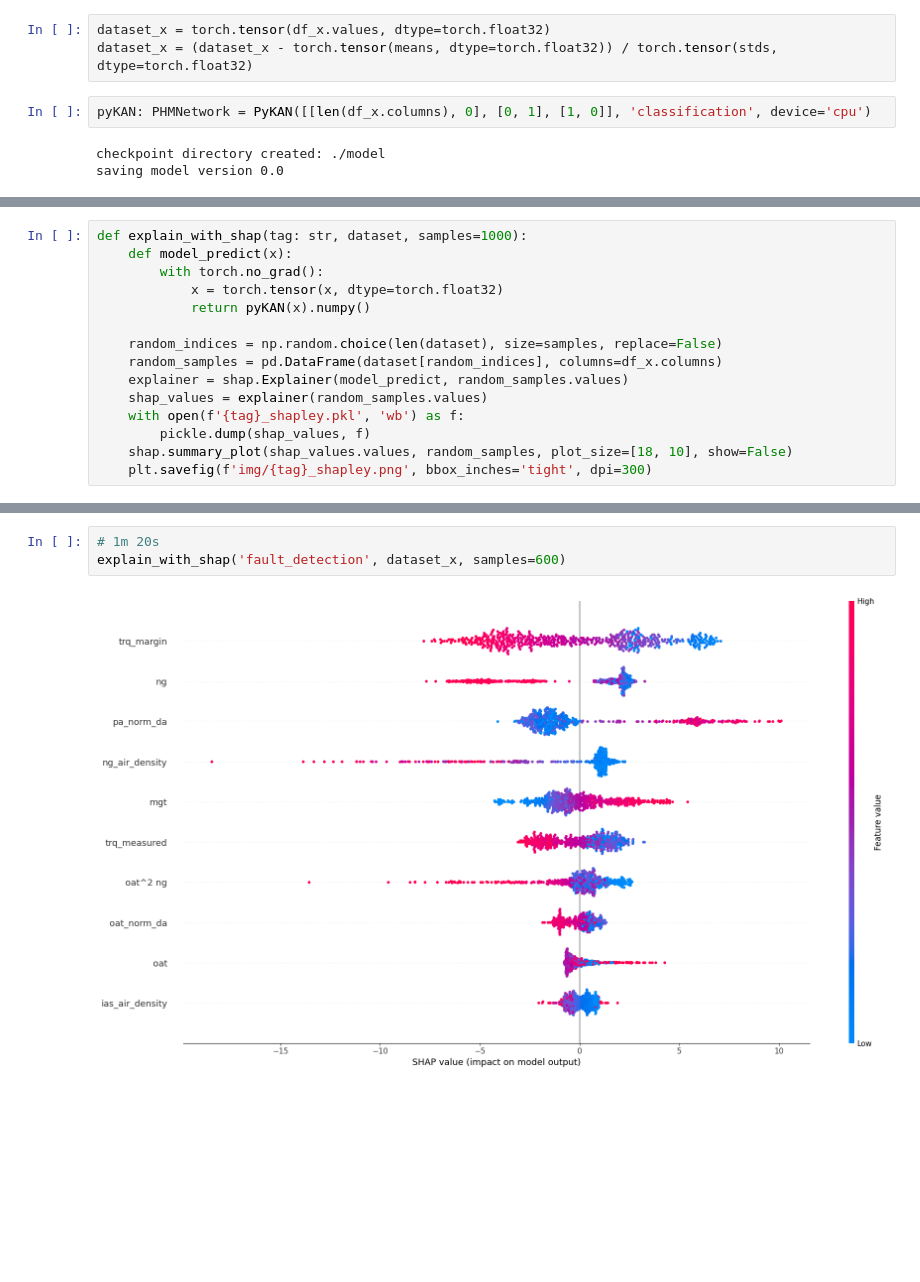
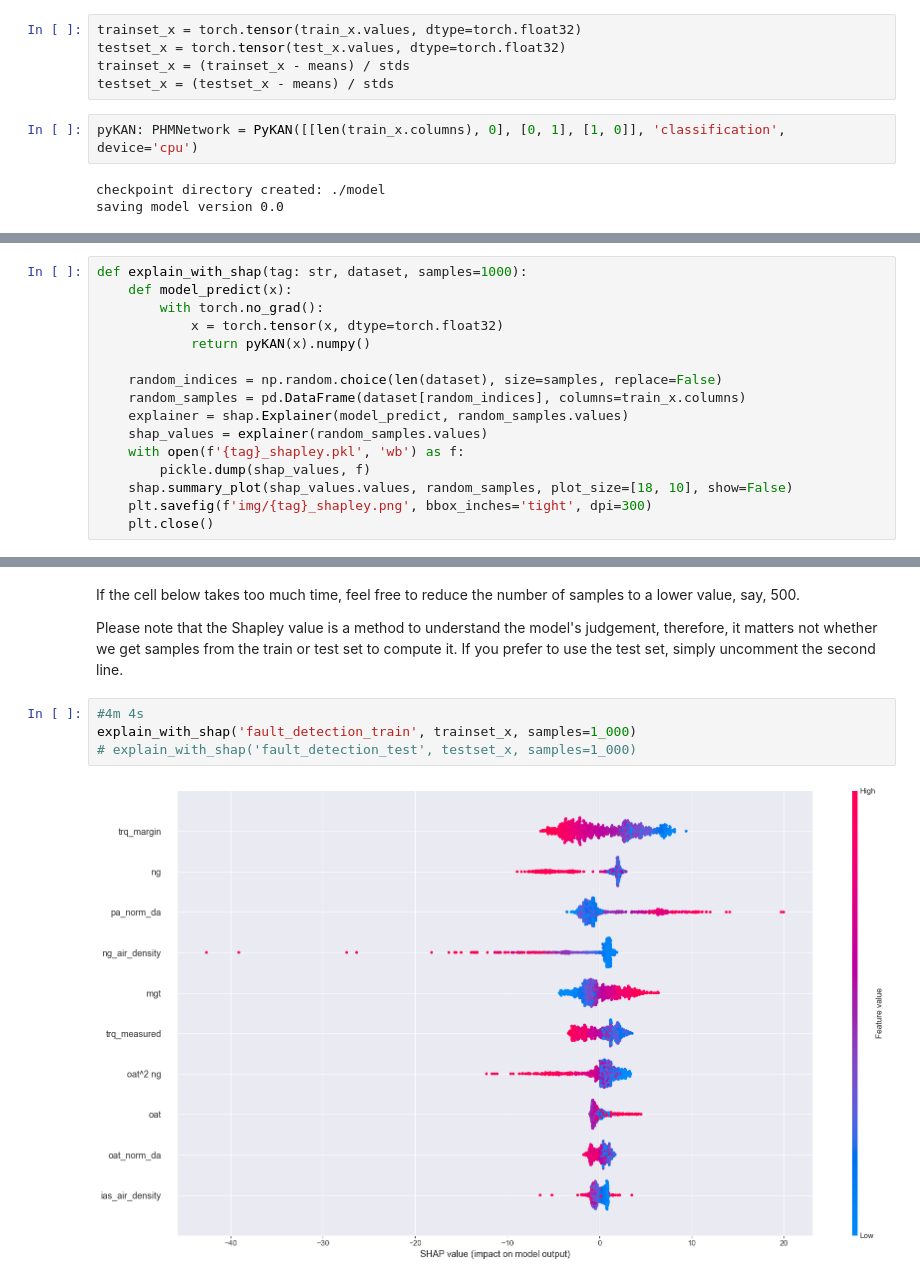
Before and after one commit to MrPio/PHM_North_America_2024_Challenge, a Jupyter notebook: 3-fault_detection/3.3-Explaining_KAN_With_Shapley_Value.ipynb, the cells around one changed output, grey strips where cells are left out. Cells and saved outputs as stored; diff of their text form; blank space fills up the shorter version.

```diff
--- a/3-fault_detection/3.3-Explaining_KAN_With_Shapley_Value.ipynb
+++ b/3-fault_detection/3.3-Explaining_KAN_With_Shapley_Value.ipynb
@@ -28,8 +27,10 @@ stds = norm[[f'{col}_std' for col in df_x.columns]].values
 # %%
-dataset_x = torch.tensor(df_x.values, dtype=torch.float32)
-dataset_x = (dataset_x - torch.tensor(means, dtype=torch.float32)) / torch.tensor(stds, dtype=torch.float32)
+trainset_x = torch.tensor(train_x.values, dtype=torch.float32)
+testset_x = torch.tensor(test_x.values, dtype=torch.float32)
+trainset_x = (trainset_x - means) / stds
+testset_x = (testset_x - means) / stds
 # %%
-pyKAN: PHMNetwork = PyKAN([[len(df_x.columns), 0], [0, 1], [1, 0]], 'classification', device='cpu')
+pyKAN: PHMNetwork = PyKAN([[len(train_x.columns), 0], [0, 1], [1, 0]], 'classification', device='cpu')
 # %% [output]
 checkpoint directory created: ./model
 saving model version 0.0
@@ -55,10 +61,11 @@ def explain_with_shap(tag: str, dataset, samples=1000):
             return pyKAN(x).numpy()
 
     random_indices = np.random.choice(len(dataset), size=samples, replace=False)
-    random_samples = pd.DataFrame(dataset[random_indices], columns=df_x.columns)
+    random_samples = pd.DataFrame(dataset[random_indices], columns=train_x.columns)
     explainer = shap.Explainer(model_predict, random_samples.values)
     shap_values = explainer(random_samples.values)
     with open(f'{tag}_shapley.pkl', 'wb') as f:
         pickle.dump(shap_values, f)
     shap.summary_plot(shap_values.values, random_samples, plot_size=[18, 10], show=False)
     plt.savefig(f'img/{tag}_shapley.png', bbox_inches='tight', dpi=300)
+    plt.close()
@@ -70,5 +72,10 @@ df_x['trq_margin'].plot(kind='hist')
-# %%
-# 1m 20s
-explain_with_shap('fault_detection', dataset_x, samples=600)
-# %% [output]
-[figure, removed]
+# %% [markdown]
+If the cell below takes too much time, feel free to reduce the number of samples to a lower value, say, 500.
+
+Please note that the Shapley value is a method to understand the model's judgement, therefore, it matters not whether we get samples from the train or test set to compute it. If you prefer to use the test set, simply uncomment the second line.
+# %%
+#4m 4s
+explain_with_shap('fault_detection_train', trainset_x, samples=1_000)
+# explain_with_shap('fault_detection_test', testset_x, samples=1_000)
+# %% [output]
+[figure, added]
```
Also changed, not shown: parts of 5 cells of this notebook, 21 other files.
